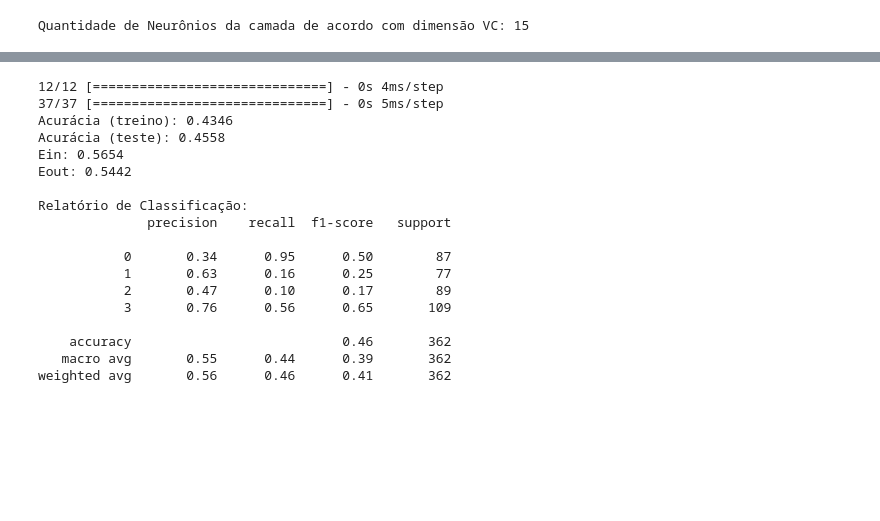
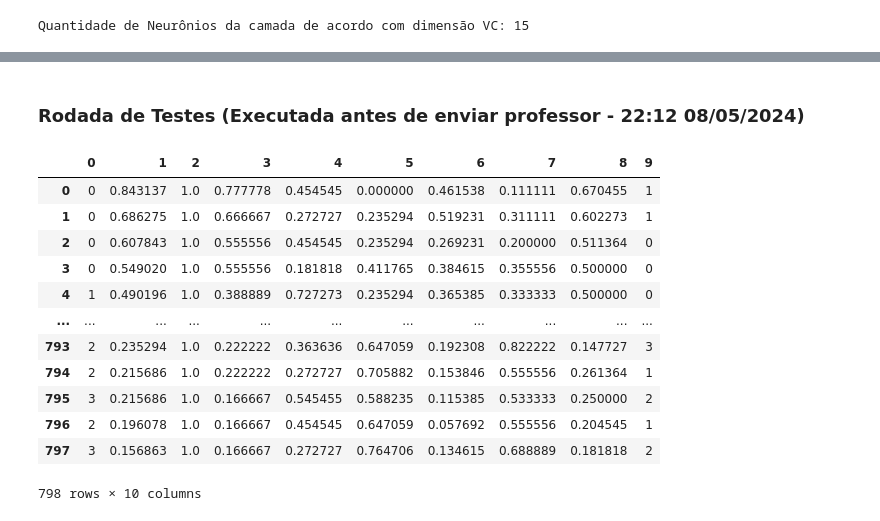
Before and after one commit to JoseAugusto011/MachineLearning, a Jupyter notebook: comparar.ipynb, the cells around one changed output, grey strips where cells are left out. Saved outputs shown, nothing was run; the diff lists cells and outputs as text; code cells hidden in the pictures; blank space fills up the shorter version.

```diff
--- a/comparar.ipynb
+++ b/comparar.ipynb
@@ -410,38 +627,22 @@ Acurácia (validação): 0.4567
-# %%
-pred_test = np.round(model.predict(X_test))
-pred_train = np.round(model.predict(X_train))
-
-# Converter as previsões do modelo para formato multiclasse
-pred_test_multiclass = np.argmax(pred_test, axis=1)
-pred_train_multiclass = np.argmax(pred_train, axis=1)
-
-# Calcular e imprimir as métricas de acurácia
-print(f'Acurácia (treino): {accuracy_score(y_train, pred_train_multiclass):.4f}')
-print(f'Acurácia (teste): {accuracy_score(y_test, pred_test_multiclass):.4f}')
-
-# Calcular e imprimir as taxas de erro
-print(f'Ein: {1-accuracy_score(y_train, pred_train_multiclass):.4f}')
-print(f'Eout: {1-accuracy_score(y_test, pred_test_multiclass):.4f}')
-
-# Imprimir o relatório de classificação
-print('\nRelatório de Classificação:')
-print(classification_report(y_test, pred_test_multiclass))
-# %% [output]
-12/12 [==============================] - 0s 4ms/step
-37/37 [==============================] - 0s 5ms/step
-Acurácia (treino): 0.4346
-Acurácia (teste): 0.4558
-Ein: 0.5654
-Eout: 0.5442
-
-Relatório de Classificação:
-              precision    recall  f1-score   support
-
-           0       0.34      0.95      0.50        87
-           1       0.63      0.16      0.25        77
-           2       0.47      0.10      0.17        89
-           3       0.76      0.56      0.65       109
-
-    accuracy                           0.46       362
-   macro avg       0.55      0.44      0.39       362
-weighted avg       0.56      0.46      0.41       362
+# %% [markdown]
+### Rodada de Testes (Executada antes de enviar professor - 22:12 08/05/2024)
+# %%
+data_normalizado = teste.copy()
+for column in data_normalizado.columns[1:-1]:
+    data_normalizado[column] = (data_normalizado[column] - data_normalizado[column].min()) / (data_normalizado[column].max() - data_normalizado[column].min())
+
+display(data_normalizado)
+# %% [output]
+|  | 0 | 1 | 2 | 3 | 4 | 5 | 6 | 7 | 8 | 9 |
+| 0 | 0 | 0.843137 | 1.0 | 0.777778 | 0.454545 | 0.000000 | 0.461538 | 0.111111 | 0.670455 | 1 |
+| 1 | 0 | 0.686275 | 1.0 | 0.666667 | 0.272727 | 0.235294 | 0.519231 | 0.311111 | 0.602273 | 1 |
+| 2 | 0 | 0.607843 | 1.0 | 0.555556 | 0.454545 | 0.235294 | 0.269231 | 0.200000 | 0.511364 | 0 |
+| 3 | 0 | 0.549020 | 1.0 | 0.555556 | 0.181818 | 0.411765 | 0.384615 | 0.355556 | 0.500000 | 0 |
+| 4 | 1 | 0.490196 | 1.0 | 0.388889 | 0.727273 | 0.235294 | 0.365385 | 0.333333 | 0.500000 | 0 |
+| ... | ... | ... | ... | ... | ... | ... | ... | ... | ... | ... |
+| 793 | 2 | 0.235294 | 1.0 | 0.222222 | 0.363636 | 0.647059 | 0.192308 | 0.822222 | 0.147727 | 3 |
+| 794 | 2 | 0.215686 | 1.0 | 0.222222 | 0.272727 | 0.705882 | 0.153846 | 0.555556 | 0.261364 | 1 |
+| 795 | 3 | 0.215686 | 1.0 | 0.166667 | 0.545455 | 0.588235 | 0.115385 | 0.533333 | 0.250000 | 2 |
+| 796 | 2 | 0.196078 | 1.0 | 0.166667 | 0.454545 | 0.647059 | 0.057692 | 0.555556 | 0.204545 | 1 |
+| 797 | 3 | 0.156863 | 1.0 | 0.166667 | 0.272727 | 0.764706 | 0.134615 | 0.688889 | 0.181818 | 2 |
+798 rows × 10 columns
```
Also changed, not shown: parts of 19 cells of this notebook.
